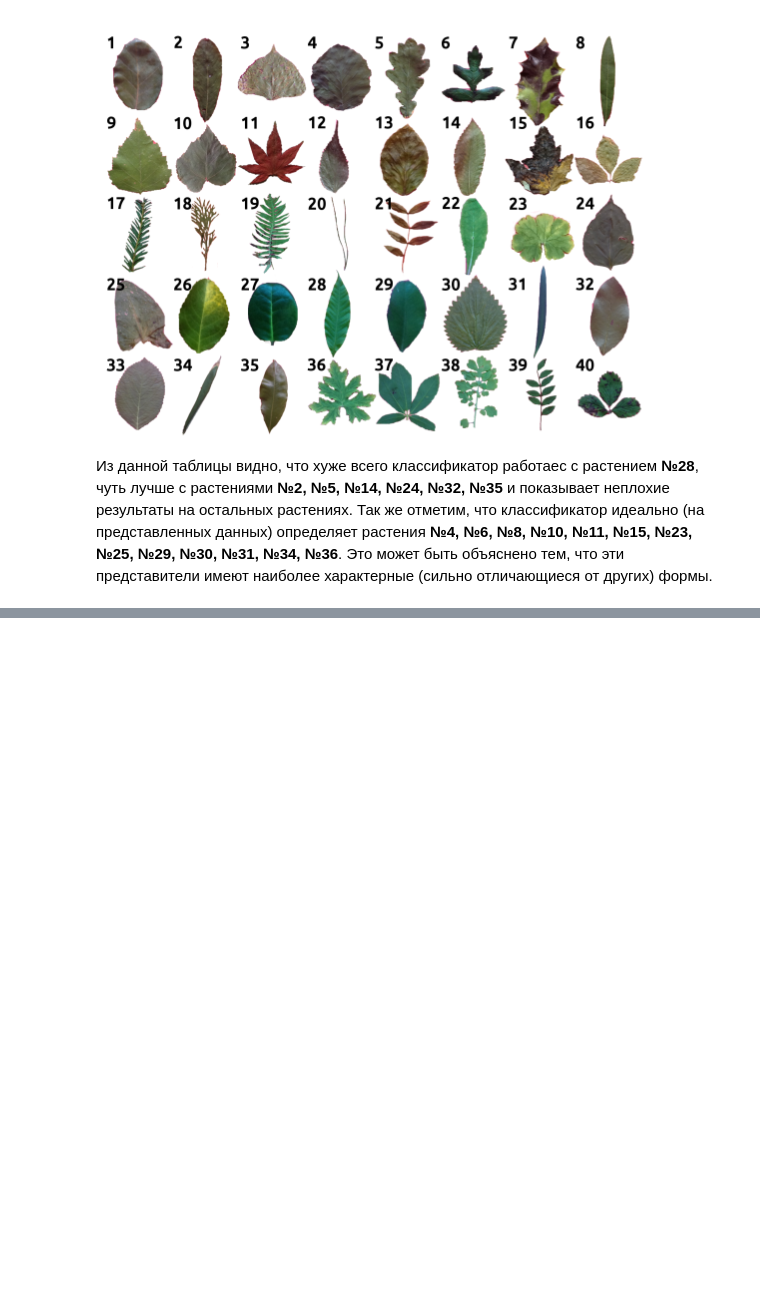
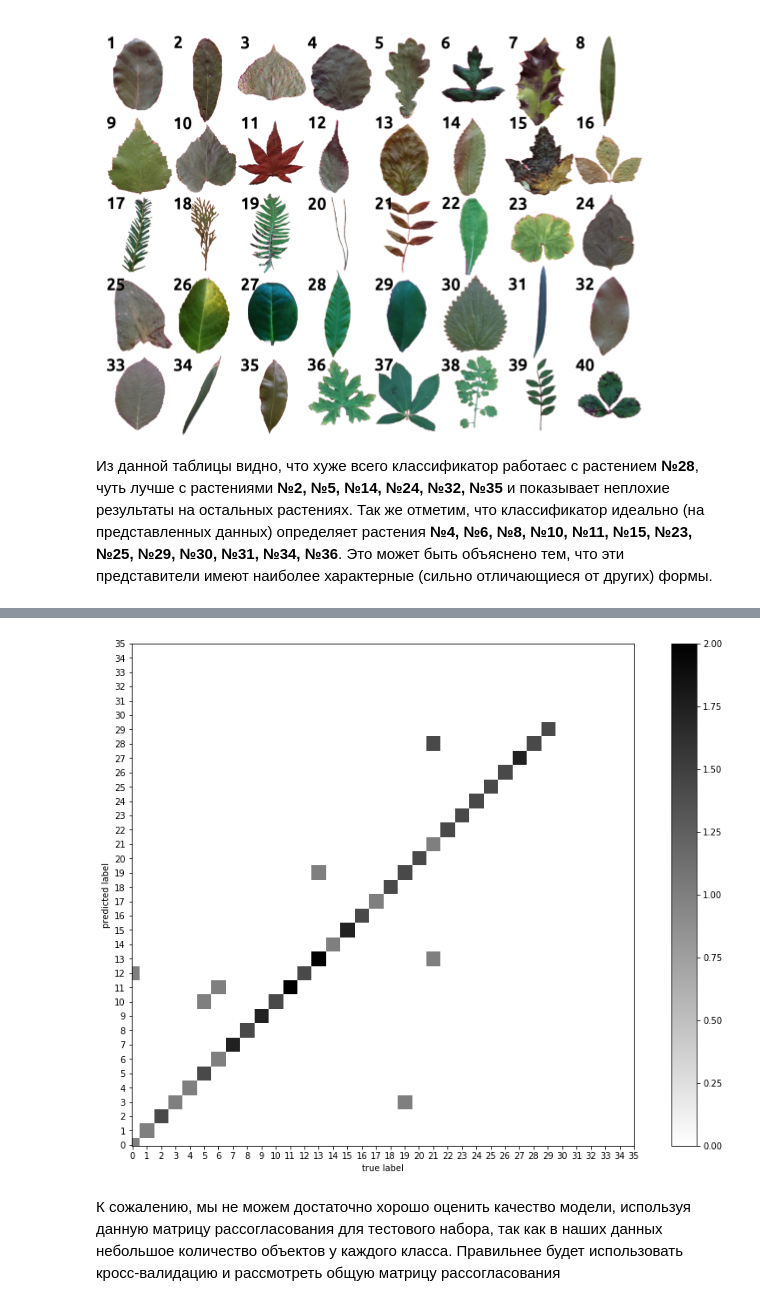
Before and after one commit to maksimovVva/Data_analysis, a Jupyter notebook: Maksimova_lab1.ipynb, the cells around one changed output, grey strips where cells are left out. Cells and saved outputs as stored; diff of their text form; code cells hidden in the pictures; blank space fills up the shorter version.

```diff
--- a/Maksimova_lab1.ipynb
+++ b/Maksimova_lab1.ipynb
@@ -858,0 +1224,3 @@ Image("Leaf.png")
+# %%
+opt_n_arr = [n_number[i] for i in range(0, len(n_number)) if test_err[i] == min_test_err]
+opt_n_arr
@@ -858,0 +1229,3 @@ Image("Leaf.png")
+# %%
+n_opt = opt_n_arr[1]
+n_opt
@@ -858,0 +1236,13 @@ Image("Leaf.png")
+# %%
+alpha_arr = np.linspace(0.0001, 0.2, 60)
+test_err = []
+train_err = []
+for alpha in alpha_arr:
+    mlp_model = MLPClassifier(hidden_layer_sizes = n_opt, alpha = alpha,
+                              solver = 'lbfgs', activation = 'logistic', random_state = 6)
+    mlp_model.fit(X_train, y_train)
+
+    y_train_pred = mlp_model.predict(X_train)
+    y_test_pred = mlp_model.predict(X_test)
+    train_err.append(np.mean(y_train != y_train_pred))
+    test_err.append(np.mean(y_test != y_test_pred))
@@ -858,0 +1275,11 @@ Image("Leaf.png")
+# %%
+mlp_model_final = MLPClassifier(hidden_layer_sizes = n_opt, alpha = alpha_opt,
+                          solver = 'lbfgs', activation = 'logistic', random_state = 6)
+mlp_model_final.fit(X_train, y_train)
+
+y_train_pred = mlp_model_final.predict(X_train)
+y_test_pred = mlp_model_final.predict(X_test)
+errTrain_new = np.mean(y_train != y_train_pred)
+errTest_new = np.mean(y_test != y_test_pred)
+print(errTrain_new)
+print(errTest_new)
@@ -858,0 +1318,17 @@ Image("Leaf.png")
+# %%
+M = confusion_matrix(y_test_pred, y_test)
+M = np.sqrt(M)
+plt.axes([2, 2, 2, 2])
+plt.axis('scaled')
+plt.imshow(M, interpolation = 'nearest')
+plt.set_cmap('binary')
+plt.xticks(range(36))
+plt.yticks(range(36))
+plt.xlabel("true label")
+plt.ylabel("predicted label")
+plt.colorbar()
+pass
+# %% [output]
+[figure, added]
+# %% [markdown]
+К сожалению, мы не можем достаточно хорошо оценить качество модели, используя данную матрицу рассогласования для тестового набора, так как в наших данных небольшое количество объектов у каждого класса. Правильнее будет использовать кросс-валидацию и рассмотреть общую матрицу рассогласования
```
Also changed, not shown: parts of 137 cells of this notebook.
